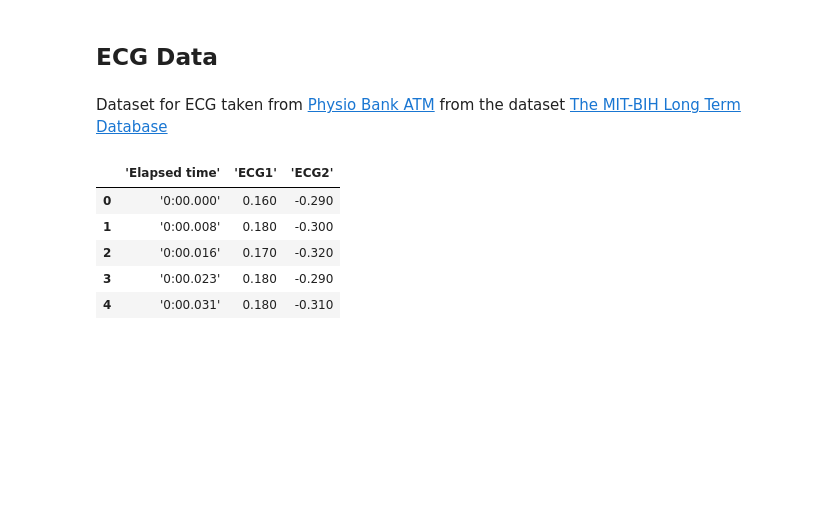
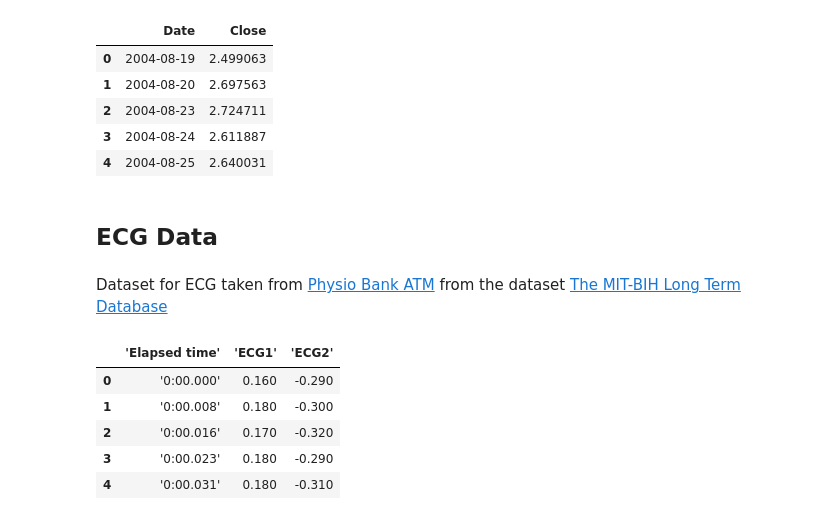
Before and after one commit to samtholathrobin/Dynamic-Time-Series-Ensemble, a Jupyter notebook: intro.ipynb, the cells around one changed output. Saved outputs shown, nothing was run; the diff lists cells and outputs as text; code cells hidden in the pictures; blank space fills up the shorter version.

```diff
--- a/intro.ipynb
+++ b/intro.ipynb
@@ -38,0 +20,12 @@ Distrubution plots
+# %%
+df = data[['Close']]  # Select only Close column
+df = df.reset_index()
+df['Date'] = df['Date'].dt.date
+df.head()
+# %% [output]
+|  | Date | Close |
+| 0 | 2004-08-19 | 2.499063 |
+| 1 | 2004-08-20 | 2.697563 |
+| 2 | 2004-08-23 | 2.724711 |
+| 3 | 2004-08-24 | 2.611887 |
+| 4 | 2004-08-25 | 2.640031 |
```
Also changed, not shown: parts of 9 cells of this notebook, 9 other files.
